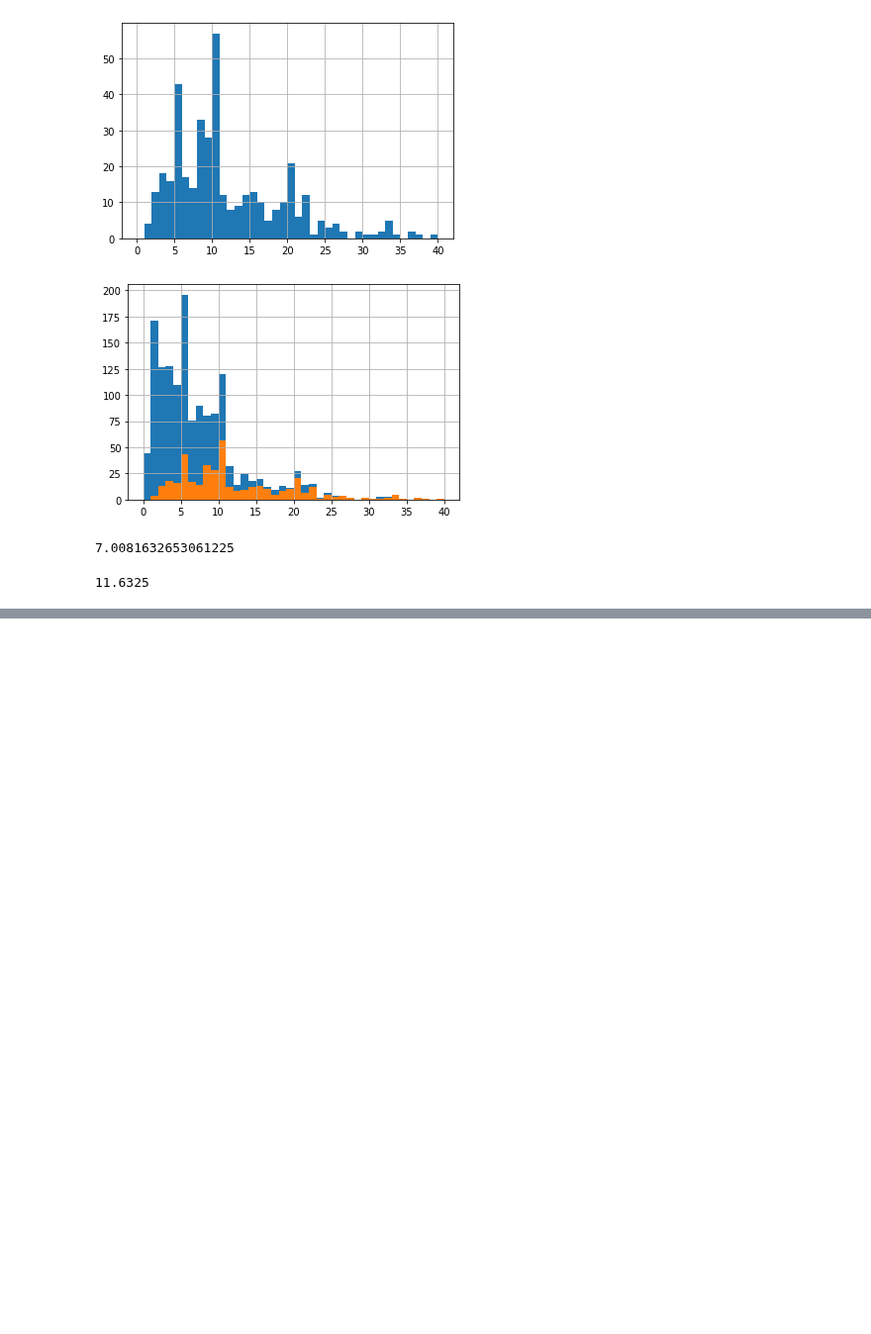
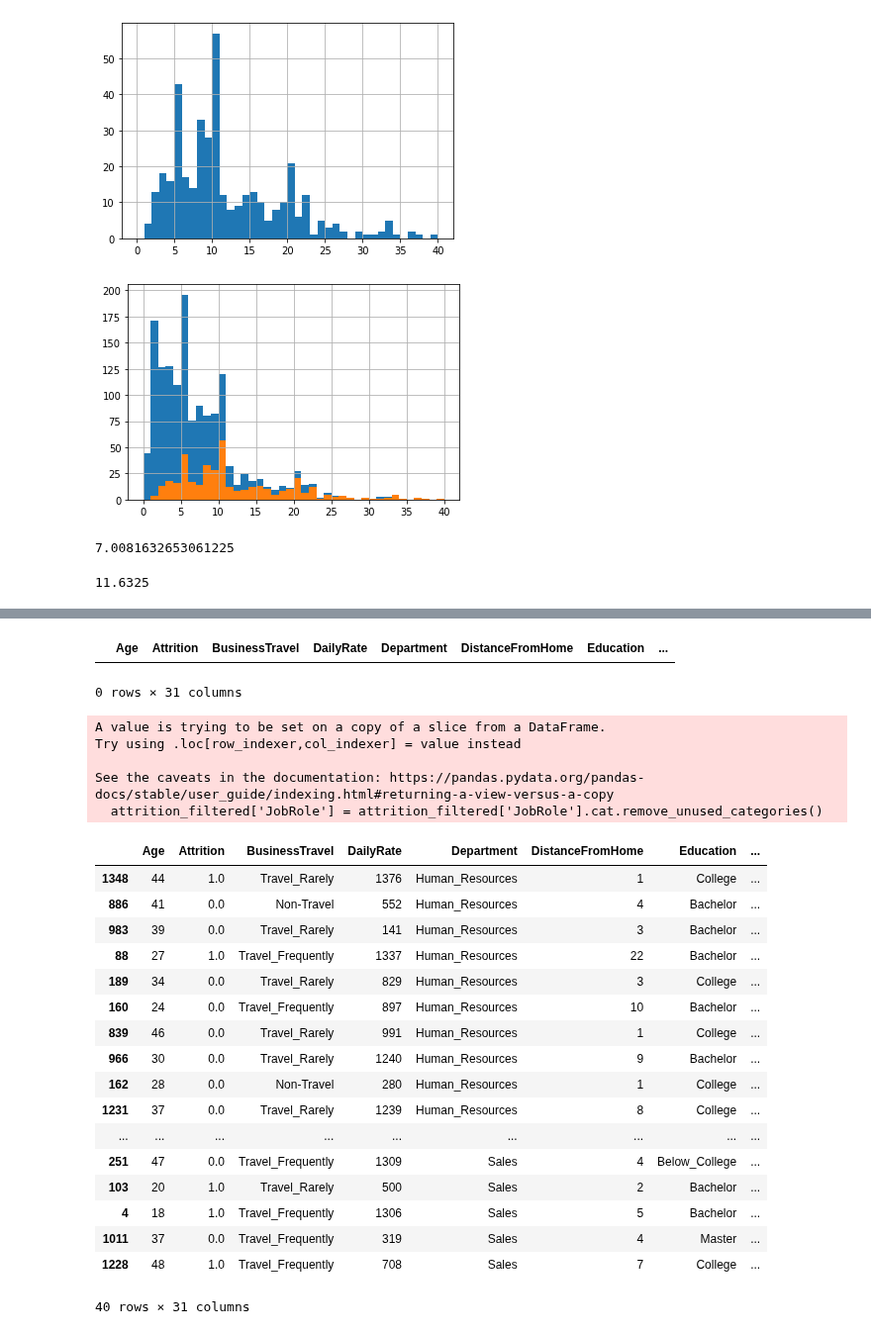
Before and after one commit to Starburned7/data-analytics-projects, a Jupyter notebook: attrition_analysis_sampling.ipynb, the cells around one changed output, grey strips where cells are left out. Shown at 99% size. Saved outputs shown, nothing was run; the diff lists cells and outputs as text; code cells hidden in the pictures; blank space fills up the shorter version.

Commit message:
attrition data analysis

```diff
--- a/attrition_analysis_sampling.ipynb
+++ b/attrition_analysis_sampling.ipynb
@@ -168,0 +198,5 @@ attrition_weight['YearsAtCompany'].mean()
+# %%
+# Filter for rows where JobRole is in job_roles_samp
+jobrole_condition = attrition_pop['JobRole'].isin(job_roles_samp)
+# %%
+attrition_filtered = attrition_pop[jobrole_condition]
@@ -168,0 +226,38 @@ attrition_weight['YearsAtCompany'].mean()
+# %%
+attrition_filtered[attrition_filtered['JobRole']=='Healthcare_Representative']
+# %% [output]
+|  | Age | Attrition | BusinessTravel | DailyRate | Department | DistanceFromHome | Education | ... |
+0 rows × 31 columns
+# %%
+# Remove categories with no rows
+attrition_filtered['JobRole'] = attrition_filtered['JobRole'].cat.remove_unused_categories()
+# %% [output]
+A value is trying to be set on a copy of a slice from a DataFrame.
+Try using .loc[row_indexer,col_indexer] = value instead
+
+See the caveats in the documentation: https://pandas.pydata.org/pandas-docs/stable/user_guide/indexing.html#returning-a-view-versus-a-copy
+  attrition_filtered['JobRole'] = attrition_filtered['JobRole'].cat.remove_unused_categories()
+# %%
+# Randomly sample 10 employees from each sampled job role
+attrition_clust = attrition_filtered.groupby('JobRole').sample(n=10, random_state=2022)
+# %%
+attrition_clust
+# %% [output]
+|  | Age | Attrition | BusinessTravel | DailyRate | Department | DistanceFromHome | Education | ... |
+| 1348 | 44 | 1.0 | Travel_Rarely | 1376 | Human_Resources | 1 | College | ... |
+| 886 | 41 | 0.0 | Non-Travel | 552 | Human_Resources | 4 | Bachelor | ... |
+| 983 | 39 | 0.0 | Travel_Rarely | 141 | Human_Resources | 3 | Bachelor | ... |
+| 88 | 27 | 1.0 | Travel_Frequently | 1337 | Human_Resources | 22 | Bachelor | ... |
+| 189 | 34 | 0.0 | Travel_Rarely | 829 | Human_Resources | 3 | College | ... |
+| 160 | 24 | 0.0 | Travel_Frequently | 897 | Human_Resources | 10 | Bachelor | ... |
+| 839 | 46 | 0.0 | Travel_Rarely | 991 | Human_Resources | 1 | College | ... |
+| 966 | 30 | 0.0 | Travel_Rarely | 1240 | Human_Resources | 9 | Bachelor | ... |
+| 162 | 28 | 0.0 | Non-Travel | 280 | Human_Resources | 1 | College | ... |
+| 1231 | 37 | 0.0 | Travel_Rarely | 1239 | Human_Resources | 8 | College | ... |
+| ... | ... | ... | ... | ... | ... | ... | ... | ... |
+| 251 | 47 | 0.0 | Travel_Frequently | 1309 | Sales | 4 | Below_College | ... |
+| 103 | 20 | 1.0 | Travel_Rarely | 500 | Sales | 2 | Bachelor | ... |
+| 4 | 18 | 1.0 | Travel_Frequently | 1306 | Sales | 5 | Bachelor | ... |
+| 1011 | 37 | 0.0 | Travel_Frequently | 319 | Sales | 4 | Master | ... |
+| 1228 | 48 | 1.0 | Travel_Frequently | 708 | Sales | 7 | College | ... |
+40 rows × 31 columns
```
Also changed, not shown: parts of 30 cells of this notebook.
